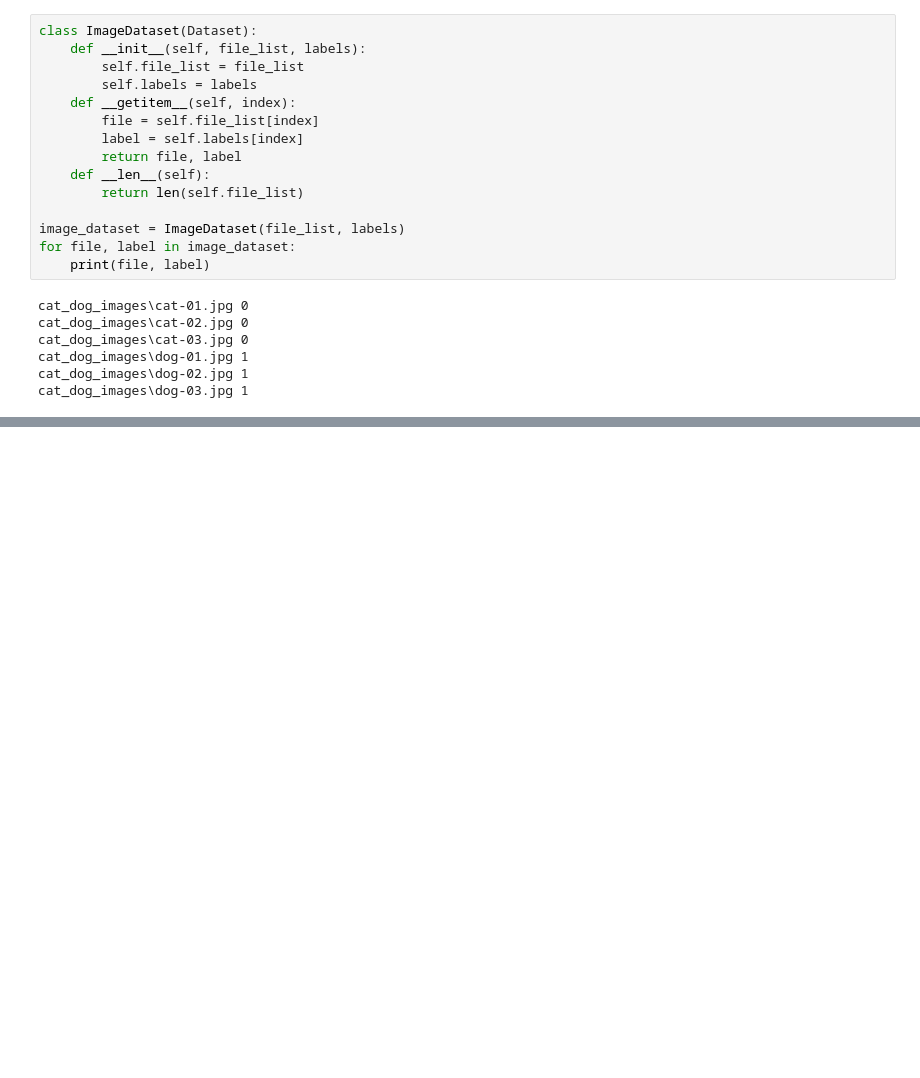
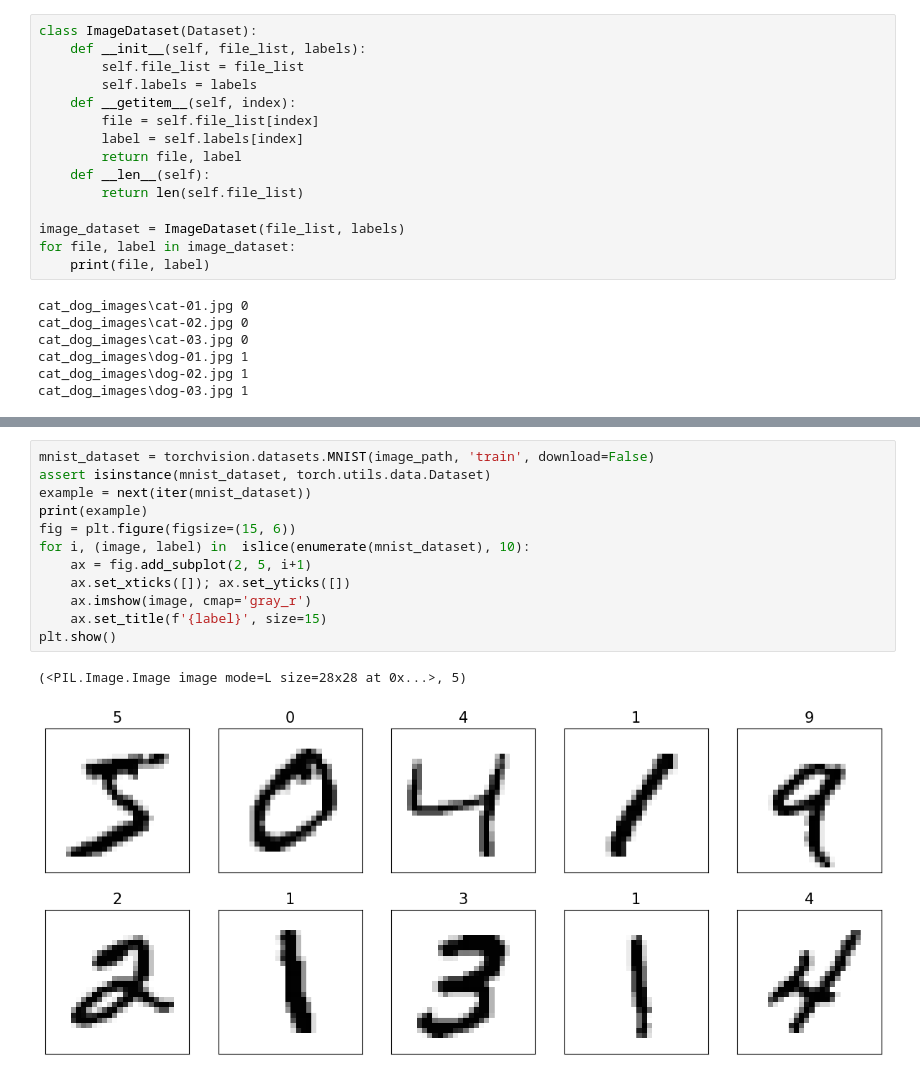
Before and after one commit to Akshaj-Kabthiyal/Data-Science-Fundamentals, a Jupyter notebook: Deep Learning/Pytorch and scikit/Chapter 12- NN with Pytorch/NN with Pytorch.ipynb, the cells around one changed output, grey strips where cells are left out. Saved outputs shown, nothing was run; the diff lists cells and outputs as text; blank space fills up the shorter version.

```diff
--- a/Deep Learning/Pytorch and scikit/Chapter 12- NN with Pytorch/NN with Pytorch.ipynb
+++ b/Deep Learning/Pytorch and scikit/Chapter 12- NN with Pytorch/NN with Pytorch.ipynb
@@ -306,0 +378,15 @@ transform = transforms.Compose([ transforms.ToTensor(),
+# %%
+mnist_dataset = torchvision.datasets.MNIST(image_path, 'train', download=False)
+assert isinstance(mnist_dataset, torch.utils.data.Dataset)
+example = next(iter(mnist_dataset))
+print(example)
+fig = plt.figure(figsize=(15, 6))
+for i, (image, label) in  islice(enumerate(mnist_dataset), 10):
+    ax = fig.add_subplot(2, 5, i+1)
+    ax.set_xticks([]); ax.set_yticks([])
+    ax.imshow(image, cmap='gray_r')
+    ax.set_title(f'{label}', size=15)
+plt.show()
+# %% [output]
+(<PIL.Image.Image image mode=L size=28x28 at 0x...>, 5)
+[figure, added]
```
Also changed, not shown: parts of 27 cells of this notebook, 1 other file.
